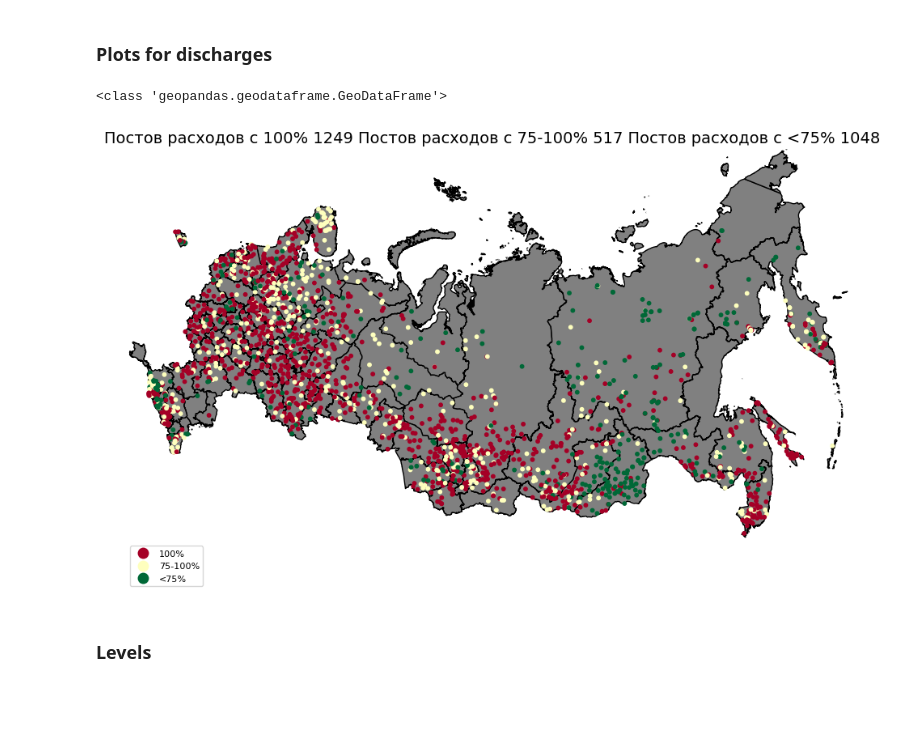
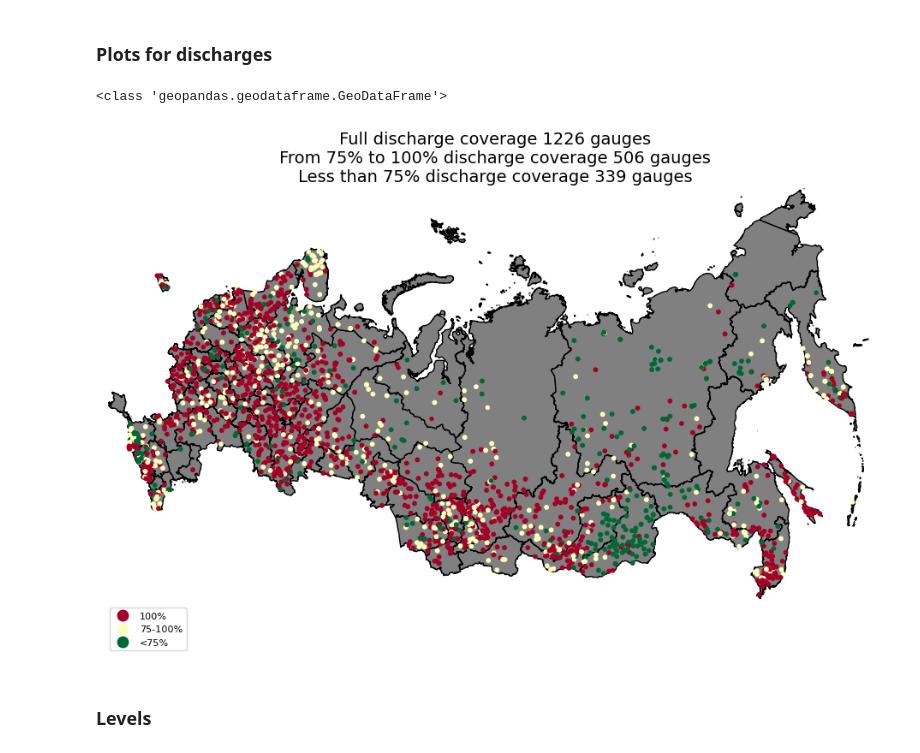
Before and after one commit to dmbrmv/my_dissertation, a Jupyter notebook: visualizations/visualisation.ipynb, the cells around one changed output. Cells and saved outputs as stored; diff of their text form; code cells hidden in the pictures; blank space fills up the shorter version.

Commit message:
Additional visualisations

```diff
--- a/visualizations/visualisation.ipynb
+++ b/visualizations/visualisation.ipynb
@@ -10,8 +10,8 @@ import glob
 # %% [markdown]
 ### Russia geom
 # %%
-gauges_file = gpd.read_file('../geo_data/geometry/russia_gauges.gpkg')
-basemap_data = gpd.read_file('../geo_data/geometry/russia_forest_25people.geojson')
+gauges_file = gpd.read_file('../geo_data/great_db/geometry/russia_ws.gpkg')
+basemap_data = gpd.read_file('../geo_data/great_db/geometry/russia_forest_25people.geojson')
 # %%
 test_gauges = pd.read_csv('./data/basins_test.txt', names=['gauge_id'])
 test_gauges['gauge_id'] = test_gauges['gauge_id'].astype(str)
@@ -118,26 +113,27 @@ gauges_file[gauges_file['status'].isna()]
 # %% [markdown]
 ### Plots for discharges
 # %%
-gauges_file = gpd.read_file('../geo_data/geometry/russia_gauges.gpkg')
+gauges_file = gpd.read_file('../geo_data/great_db/geometry/russia_gauges.gpkg')
 for i, val in enumerate(gauges_file.loc[:, 'gauge_id']):
 
     if val in q_obs['full']:
         gauges_file.loc[i, 'status'] = '100%'
     elif val in q_obs['partial']:
         gauges_file.loc[i, 'status'] = '75-100%'
     elif val in q_obs['empty']:
         gauges_file.loc[i, 'status'] = '<75%'
 
 gauges_fig = russia_plots(gdf_to_plot=gauges_file,
                           basemap_data=basemap_data,
                           distinction_col='status',
-                          title_text=f"""Постов расходов с 100% {len(q_obs['full'])}\
- Постов расходов с 75-100% {len(q_obs['partial'])}\
- Постов расходов с <75% {len(q_obs['empty'])}""",
+                          title_text=f"""\
+ Full discharge coverage {len(q_obs['full'])} gauges\n\
+ From 75% to 100% discharge coverage {len(q_obs['partial'])} gauges\n\
+ Less than 75% discharge coverage {len(q_obs['empty'])} gauges""",
                           just_points=True);
 # %% [output]
 <class 'geopandas.geodataframe.GeoDataFrame'>
-[figure, old version]
+[figure, new version]
 # %% [markdown]
 ### Levels
 # %%
```
Also changed, not shown: parts of 8 cells of this notebook, 2 other files.
